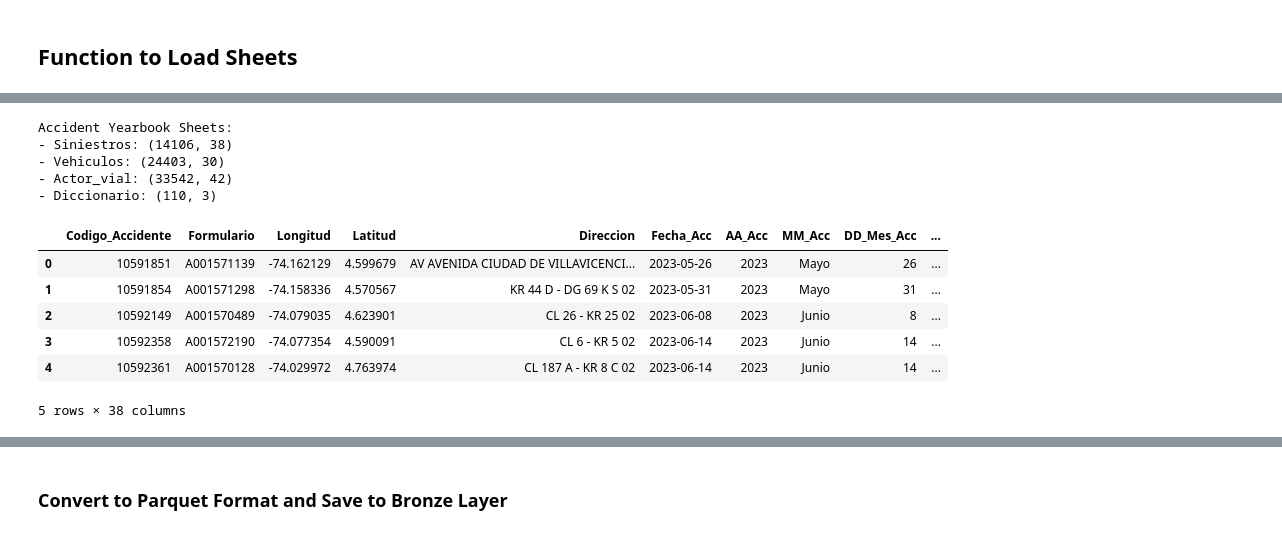
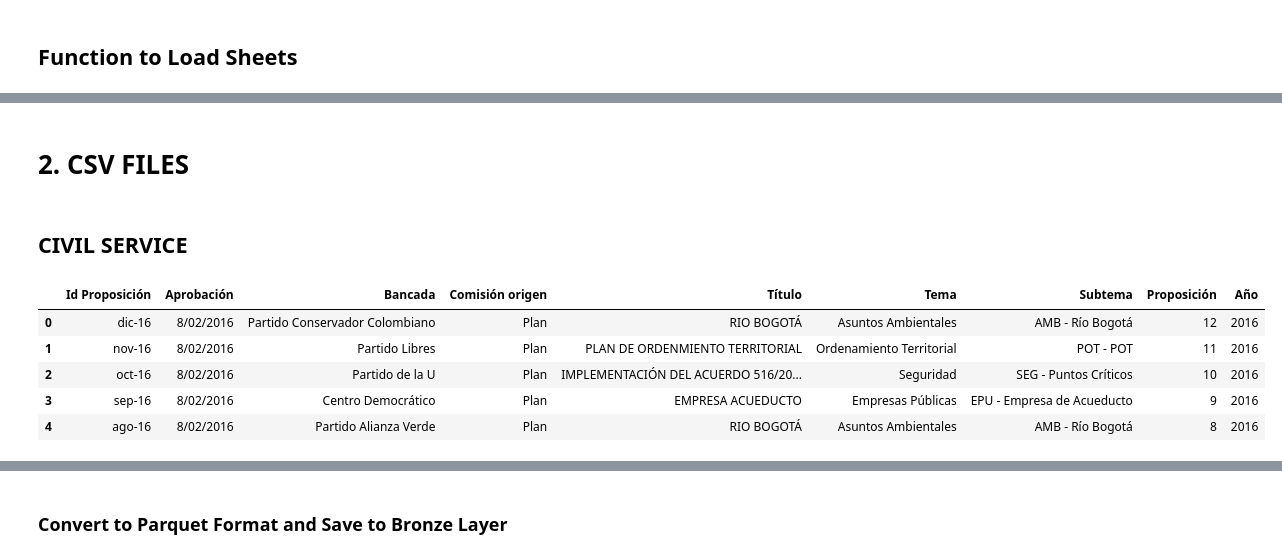
Before and after one commit to oanottage/bogota-smart-city-ai-repo, a Jupyter notebook: notebooks/data_connector.ipynb, the cells around one changed output, grey strips where cells are left out. Cells and saved outputs as stored; diff of their text form; code cells hidden in the pictures.

Commit message:
Connected to data and performed geospatial data analysis

```diff
--- a/notebooks/data_connector.ipynb
+++ b/notebooks/data_connector.ipynb
@@ -36,10 +28,0 @@ accident_yearbook_sheets = load_excel_sheets(
-# %%
-print("Accident Yearbook Sheets:")
-for sheet_name, df in accident_yearbook_sheets.items():
-    print(f"- {sheet_name}: {df.shape}")
-# %% [output]
-Accident Yearbook Sheets:
-- Siniestros: (14106, 38)
-- Vehiculos: (24403, 30)
-- Actor_vial: (33542, 42)
-- Diccionario: (110, 3)
@@ -52,10 +29,19 @@ ays_diccionario = accident_yearbook_sheets['Diccionario']
+# %% [markdown]
+# 2. CSV FILES
+# %% [markdown]
+## CIVIL SERVICE
+# %%
+civil_service = pd.read_csv(
+    os.path.join(BASE_PATH, "data/raw/civil_service/control-politico.csv"),
+    encoding='latin-1',
+    sep=';'
+)
 # %%
-ays_siniestros.head()
+civil_service.head()
 # %% [output]
-|  | Codigo_Accidente | Formulario | Longitud | Latitud | Direccion | Fecha_Acc | AA_Acc | MM_Acc | DD_Mes_Acc | ... |
-| 0 | 10591851 | A001571139 | -74.162129 | 4.599679 | AV AVENIDA CIUDAD DE VILLAVICENCI... | 2023-05-26 | 2023 | Mayo | 26 | ... |
-| 1 | 10591854 | A001571298 | -74.158336 | 4.570567 | KR 44 D - DG 69 K S 02 | 2023-05-31 | 2023 | Mayo | 31 | ... |
-| 2 | 10592149 | A001570489 | -74.079035 | 4.623901 | CL 26 - KR 25 02 | 2023-06-08 | 2023 | Junio | 8 | ... |
-| 3 | 10592358 | A001572190 | -74.077354 | 4.590091 | CL 6 - KR 5 02 | 2023-06-14 | 2023 | Junio | 14 | ... |
-| 4 | 10592361 | A001570128 | -74.029972 | 4.763974 | CL 187 A - KR 8 C 02 | 2023-06-14 | 2023 | Junio | 14 | ... |
+|  | Id Proposición | Aprobación | Bancada | Comisión origen | Título | Tema | Subtema | Proposición | Año |
+| 0 | dic-16 | 8/02/2016 | Partido Conservador Colombiano | Plan | RIO BOGOTÁ | Asuntos Ambientales | AMB - Río Bogotá | 12 | 2016 |
+| 1 | nov-16 | 8/02/2016 | Partido Libres | Plan | PLAN DE ORDENMIENTO TERRITORIAL | Ordenamiento Territorial | POT - POT | 11 | 2016 |
+| 2 | oct-16 | 8/02/2016 | Partido de la U | Plan | IMPLEMENTACIÓN DEL ACUERDO 516/20... | Seguridad | SEG - Puntos Críticos | 10 | 2016 |
+| 3 | sep-16 | 8/02/2016 | Centro Democrático | Plan | EMPRESA ACUEDUCTO | Empresas Públicas | EPU - Empresa de Acueducto | 9 | 2016 |
+| 4 | ago-16 | 8/02/2016 | Partido Alianza Verde | Plan | RIO BOGOTÁ | Asuntos Ambientales | AMB - Río Bogotá | 8 | 2016 |
-5 rows × 38 columns
```
Also changed, not shown: parts of 62 cells of this notebook, 3 other files.
